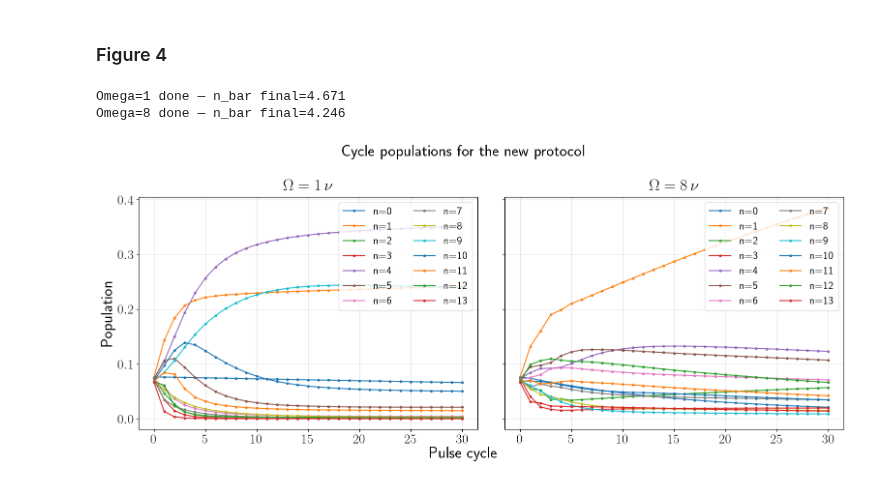
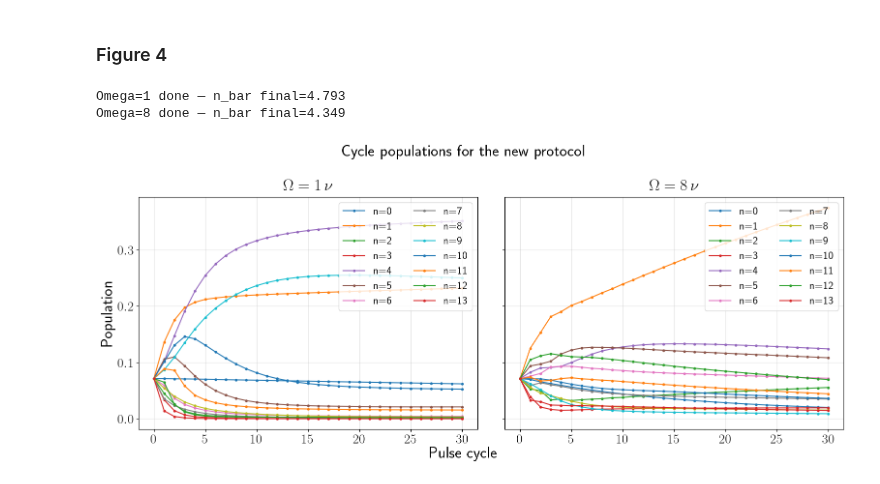
Before and after one commit to GonReina/QLearn, a Jupyter notebook: trapped_ions/Fock_mixtures_sim.ipynb, the cells around one changed output. Cells and saved outputs as stored; diff of their text form; code cells hidden in the pictures.

```diff
--- a/trapped_ions/Fock_mixtures_sim.ipynb
+++ b/trapped_ions/Fock_mixtures_sim.ipynb
@@ -1113,6 +1113,7 @@ n_thermal = 1
 n0 = 1
 gamma = 1000
 kT = 100
+beta = 0.01  # Inverse temperature
 N = 14
 num_pulses = 60
 
@@ -1192,7 +1193,7 @@ for idx, Omega in enumerate(Omega_values):
     prop_cycle = prop_diss * prop_rf_undo * prop_y_undo * prop_x * prop_y * prop_rf
 
     # Initial state
-    thermal_state = (-nu * a_dag * a / kT).expm()
+    thermal_state = (-beta * nu * a_dag * a / kT).expm()
     thermal_state = thermal_state / thermal_state.tr()
     ground_state = basis(2, 1)
     initial_state = tensor(ground_state * ground_state.dag(), thermal_state)
@@ -1795,6 +1796,7 @@ Combined figure saved to: C:\Users\Gonzalo\Downloads\QLearn\trapped_ions\figure_
 # %% [markdown]
 ### Figure 4
 # %%
+import numpy as np
 import matplotlib.pyplot as plt
 from qutip import *
 
@@ -1818,6 +1820,7 @@ n_thermal = 1
 n0 = 1
 gamma = 1000
 kT = 100
+beta = 0.01  # Inverse temperature
 N = 14
 num_pulses = 30
 
@@ -1895,7 +1898,7 @@ for idx, Omega in enumerate(Omega_values):
     prop_cycle = prop_diss * prop_rf_undo * prop_y_undo * prop_x * prop_y * prop_rf
 
     # Initial state
-    thermal_state = (-nu * a_dag * a / kT).expm()
+    thermal_state = (-beta * nu * a_dag * a / kT).expm()
     thermal_state = thermal_state / thermal_state.tr()
     ground_state = basis(2, 1)
     initial_state = tensor(ground_state * ground_state.dag(), thermal_state)
@@ -1904,33 +1907,33 @@ for idx, Omega in enumerate(Omega_values):
     rho_vec = operator_to_vector(initial_state)
     rho_mat = vector_to_operator(rho_vec)
     occupancies[0, :] = rho_mat.ptrace(1).diag().real
 
     current_rho_vec = rho_vec
     for k in range(1, num_pulses + 1):
         current_rho_vec = prop_cycle * current_rho_vec
         rho_mat = vector_to_operator(current_rho_vec)
         occupancies[k, :] = rho_mat.ptrace(1).diag().real
 
     # Plot populations vs pulse cycle
     ax = axes[idx]
     times_sim = np.arange(num_pulses + 1)
     for n in range(N):
         ax.plot(times_sim, occupancies[:, n], '.-', label=f'n={n}')
     ax.set_title(rf'$\Omega = {Omega}\,\nu$', fontweight='bold', pad=10)
     ax.tick_params(axis='both')
     ax.legend(ncol=2, loc='upper right')
     ax.grid(True, alpha=0.3)
 
     print(f"Omega={Omega} done — n_bar final={np.dot(np.arange(N), occupancies[-1, :]):.3f}")
 
 axes[0].set_ylabel('Population', fontsize=24)
 fig.supxlabel('Pulse cycle', y=0.01, fontsize=24)
 fig.suptitle('Cycle populations for the new protocol', fontweight='bold', y=1.10, fontsize=24)
 plt.subplots_adjust(left=0.08, right=0.99, top=0.92, bottom=0.12, wspace=0.08)
 plt.savefig('figure_4.pdf', format='pdf', bbox_inches='tight', dpi=600)
 plt.savefig('figure_4.png', format='png', bbox_inches='tight', dpi=600)
 plt.show()
 # %% [output]
-Omega=1 done — n_bar final=4.671
-Omega=8 done — n_bar final=4.246
+Omega=1 done — n_bar final=4.793
+Omega=8 done — n_bar final=4.349
-[figure, old version]
+[figure, new version]
```
Also changed, not shown: parts of 1 cell of this notebook, 6 other files.
